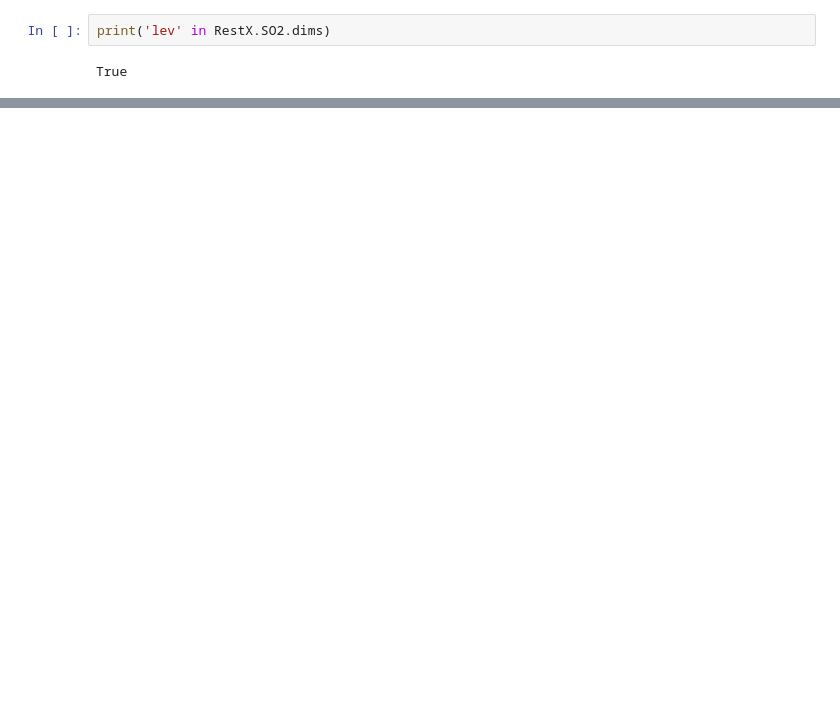
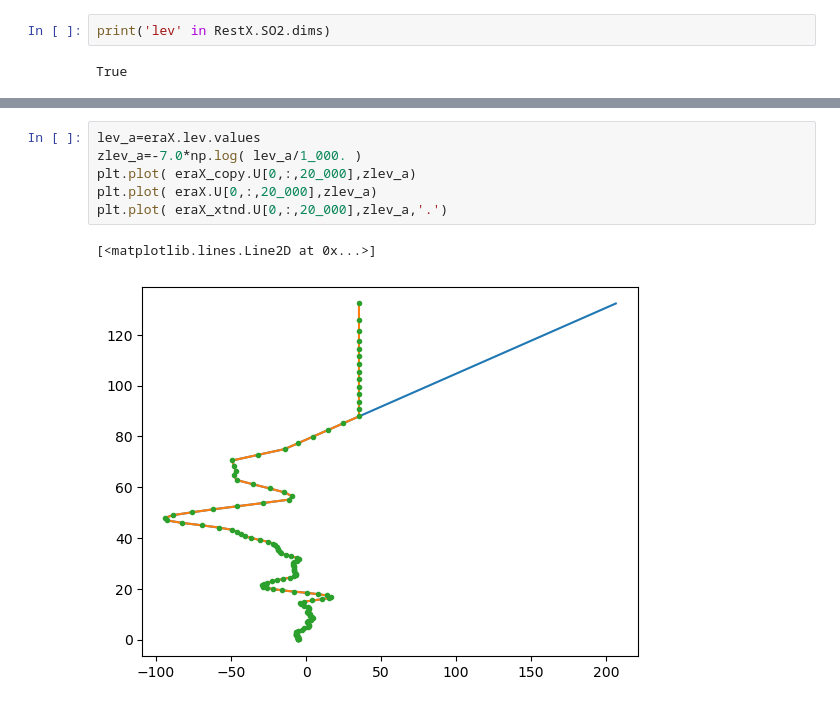
Before and after one commit to JulioTBacmeister/PyRegridding, a Jupyter notebook: Drivers/Xtend_ERA_ICs.ipynb, the cells around one changed output, grey strips where cells are left out. Drawn from its saved outputs; the diff is of its cells as text; blank space fills up the shorter version.

```diff
--- a/Drivers/Xtend_ERA_ICs.ipynb
+++ b/Drivers/Xtend_ERA_ICs.ipynb
@@ -146,2 +197,11 @@ eraX_xtnd.to_netcdf(  eraF_xtnd )
+# %%
+lev_a=eraX.lev.values
+zlev_a=-7.0*np.log( lev_a/1_000. )
+plt.plot( eraX_copy.U[0,:,20_000],zlev_a)
+plt.plot( eraX.U[0,:,20_000],zlev_a)
+plt.plot( eraX_xtnd.U[0,:,20_000],zlev_a,'.')
+# %% [output]
+[<matplotlib.lines.Line2D at 0x...>]
+[figure, added]
 # %%
 eraX_xtnd
```
Also changed, not shown: parts of 8 cells of this notebook, 21 other files.
